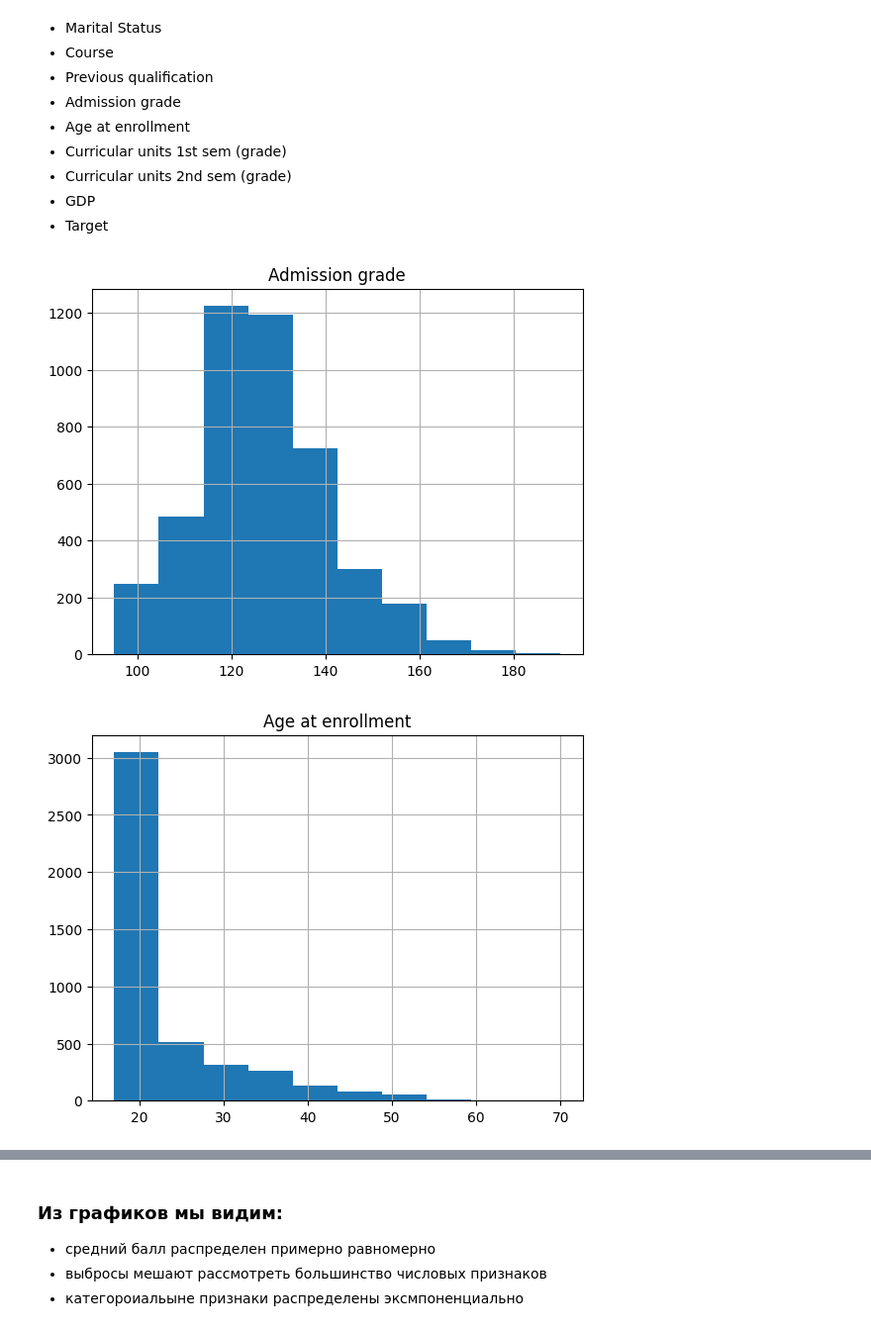
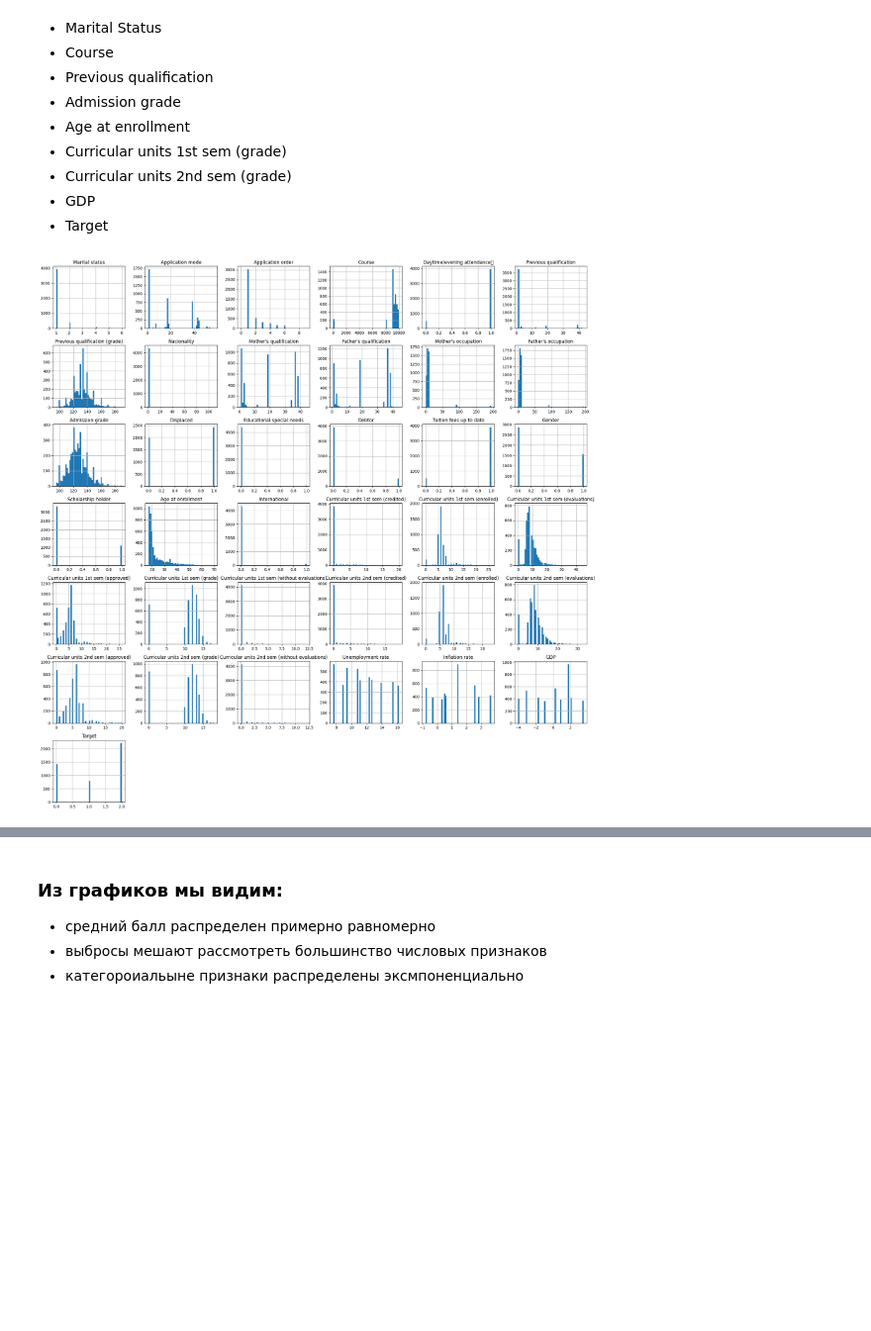
Before and after one commit to terracodum/ML_labs, a Jupyter notebook: lab1/lab1_class.ipynb, the cells around one changed output, grey strips where cells are left out. Shown at 99% size. Drawn from its saved outputs; the diff is of its cells as text; code cells hidden in the pictures; blank space fills up the shorter version.

```diff
--- a/lab1/lab1_class.ipynb
+++ b/lab1/lab1_class.ipynb
@@ -572,10 +572,9 @@ plt.show()
 # %%
 num_imp = ["Admission grade", "Age at enrollment", "Curricular units 1st sem (grade)", "Curricular units 2nd sem (grade)", "GDP"]
 
-
-
-for column in (num_imp):
-    data.hist(column)
+num_cols = data.select_dtypes(include=['int64', 'float64']).columns
+data.hist(bins=50, figsize=(20, 20))
+plt.tight_layout()
+plt.show()
 # %% [output]
-[figure, old version]
+[figure, new version]
-[figure, removed]
```
Also changed, not shown: parts of 8 cells of this notebook, 1 other file.
